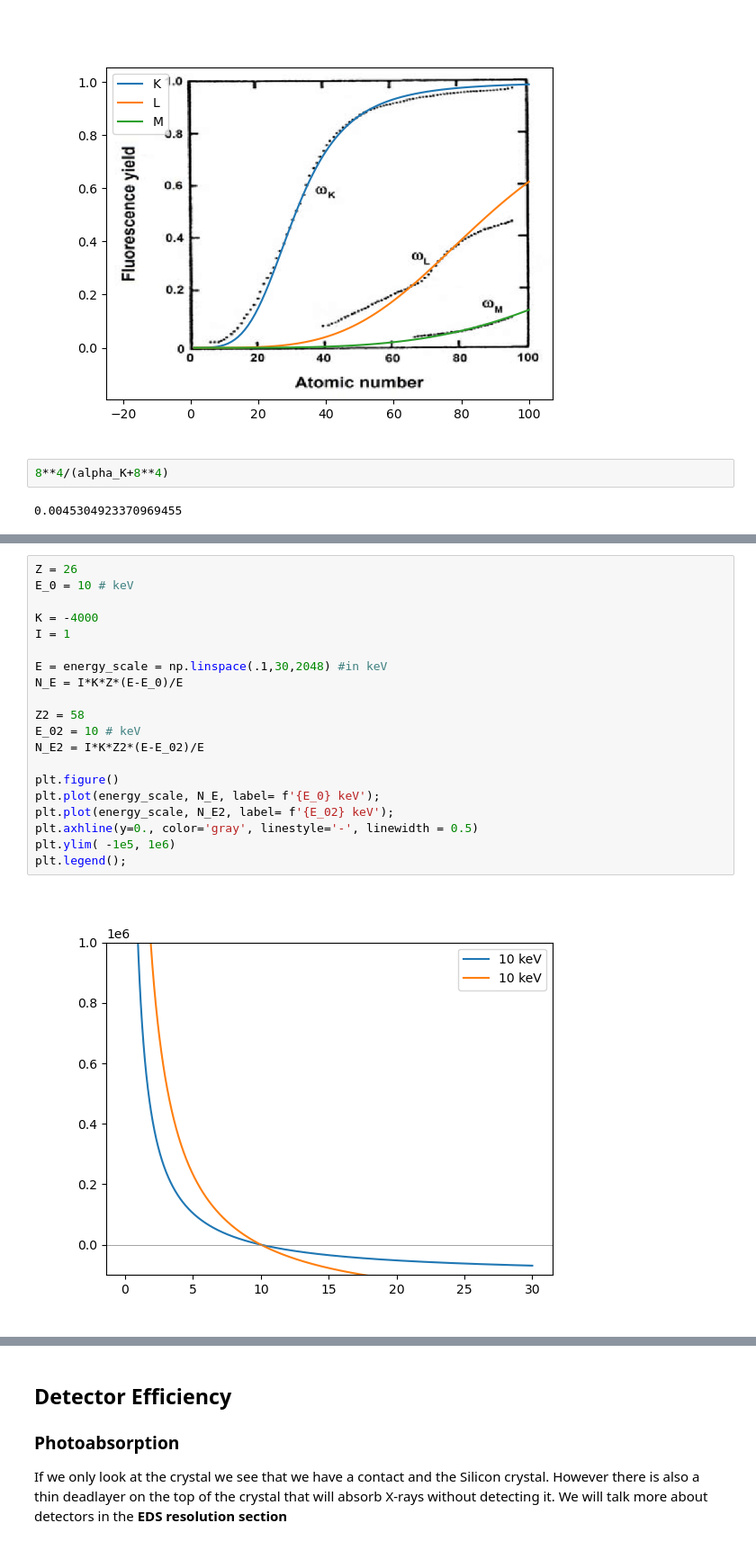
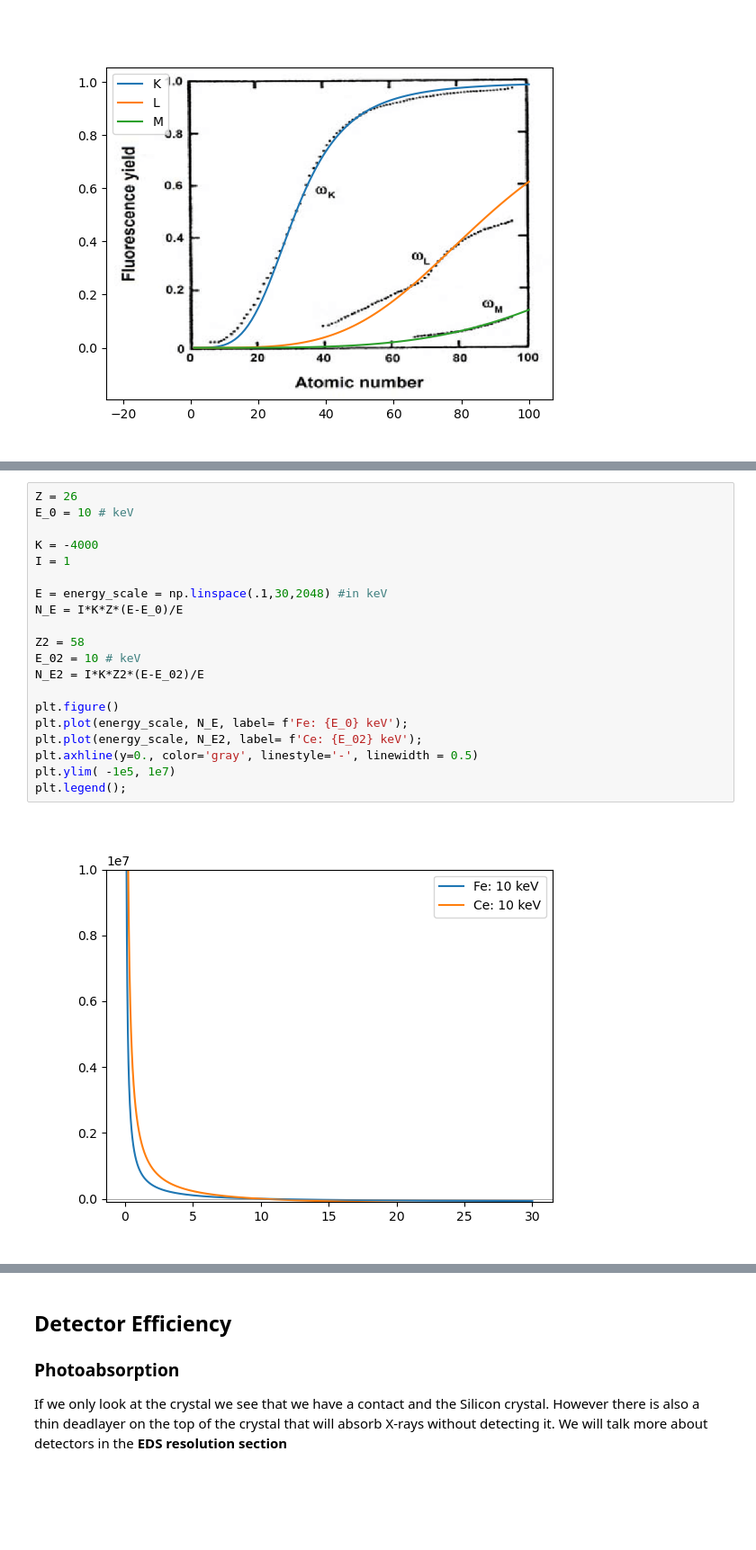
Before and after one commit to gduscher/MLSTEM2025, a Jupyter notebook: Day3/1_Introduction_EDS.ipynb, the cells around one changed output, grey strips where cells are left out. Shown at 90% size. Drawn from its saved outputs; the diff is of its cells as text; blank space fills up the shorter version.

```diff
--- a/Day3/1_Introduction_EDS.ipynb
+++ b/Day3/1_Introduction_EDS.ipynb
@@ -205,10 +218,6 @@ plt.gca().set_aspect('auto')
 #plt.axvline(x=100., color='gray', linewidth=0.5);
 # %% [output]
 [figure]
-# %%
-8**4/(alpha_K+8**4)
-# %% [output]
-0.0045304923370969455
 # %% [markdown]
 ## Energy Dispersive Spectrum
 
@@ -240,22 +249,22 @@ The Bremsstrahlung is anoistropic, peaked in the forwad direction of the inciden
 # %%
 Z = 26
 E_0 = 10 # keV
 
 K = -4000
 I = 1
 
 E = energy_scale = np.linspace(.1,30,2048) #in keV
 N_E = I*K*Z*(E-E_0)/E
 
 Z2 = 58
 E_02 = 10 # keV
 N_E2 = I*K*Z2*(E-E_02)/E
 
 plt.figure()
-plt.plot(energy_scale, N_E, label= f'{E_0} keV');
-plt.plot(energy_scale, N_E2, label= f'{E_02} keV');
+plt.plot(energy_scale, N_E, label= f'Fe: {E_0} keV');
+plt.plot(energy_scale, N_E2, label= f'Ce: {E_02} keV');
 plt.axhline(y=0., color='gray', linestyle='-', linewidth = 0.5)
-plt.ylim( -1e5, 1e6)
+plt.ylim( -1e5, 1e7)
 plt.legend();
 # %% [output]
-[figure, old version]
+[figure, new version]
```
Also changed, not shown: parts of 3 cells of this notebook, 4 other files.
